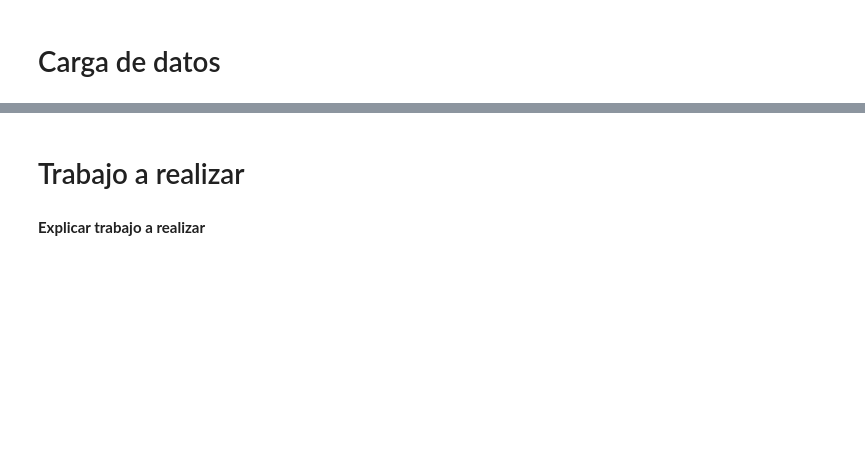
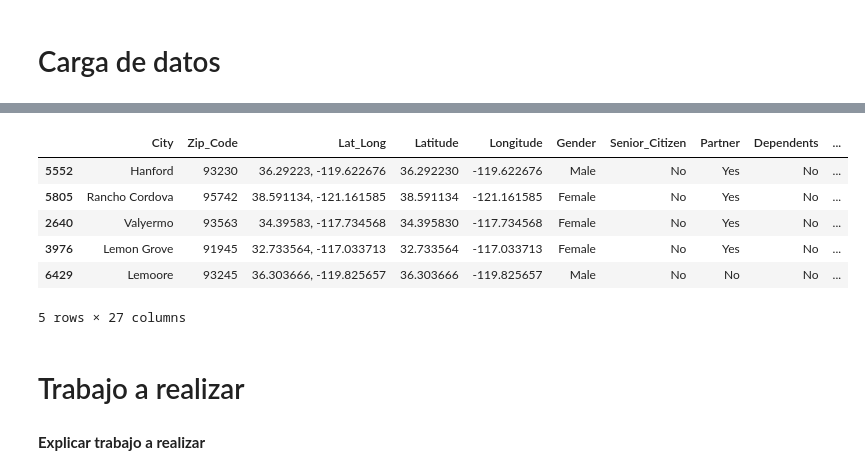
Before and after one commit to Marcelooyola/TrabojIntegrador, a Jupyter notebook: BA_Trabajo_Final_Abandono_Clientes.ipynb, the cells around one changed output, grey strips where cells are left out. Saved outputs shown, nothing was run; the diff lists cells and outputs as text; code cells hidden in the pictures; blank space fills up the shorter version.

```diff
--- a/BA_Trabajo_Final_Abandono_Clientes.ipynb
+++ b/BA_Trabajo_Final_Abandono_Clientes.ipynb
@@ -97,0 +149,4 @@ test = pd.read_csv("https://raw.githubusercontent.com/LucaAPiattelli/Diplomatura
+# %%
+for i in train.columns:
+  #print(f"{train[i]}")
+  print(f"{train[i].describe()}")
@@ -97,0 +204,9 @@ test = pd.read_csv("https://raw.githubusercontent.com/LucaAPiattelli/Diplomatura
+# %%
+for i in train.columns:
+  if ' ' in train[i].name:
+      nombre_modificado = train[i].name.replace(' ', '_')
+      train.rename(columns={train[i].name: nombre_modificado}, inplace=True)
+      print("Nombre modificado:", nombre_modificado)
+  else:
+      print("El nombre no tiene espacios en blanco.")
+      print(f"{train[i].name}")
@@ -98,3 +231,13 @@ test = pd.read_csv("https://raw.githubusercontent.com/LucaAPiattelli/Diplomatura
+# %%
+train.head()
+# %% [output]
+|  | City | Zip_Code | Lat_Long | Latitude | Longitude | Gender | Senior_Citizen | Partner | Dependents | ... |
+| 5552 | Hanford | 93230 | 36.29223, -119.622676 | 36.292230 | -119.622676 | Male | No | Yes | No | ... |
+| 5805 | Rancho Cordova | 95742 | 38.591134, -121.161585 | 38.591134 | -121.161585 | Female | No | Yes | No | ... |
+| 2640 | Valyermo | 93563 | 34.39583, -117.734568 | 34.395830 | -117.734568 | Female | No | Yes | No | ... |
+| 3976 | Lemon Grove | 91945 | 32.733564, -117.033713 | 32.733564 | -117.033713 | Female | No | Yes | No | ... |
+| 6429 | Lemoore | 93245 | 36.303666, -119.825657 | 36.303666 | -119.825657 | Male | No | No | No | ... |
+5 rows × 27 columns
 # %% [markdown]
 # Trabajo a realizar
 # %% [markdown]
```
Also changed, not shown: parts of 11 cells of this notebook.
